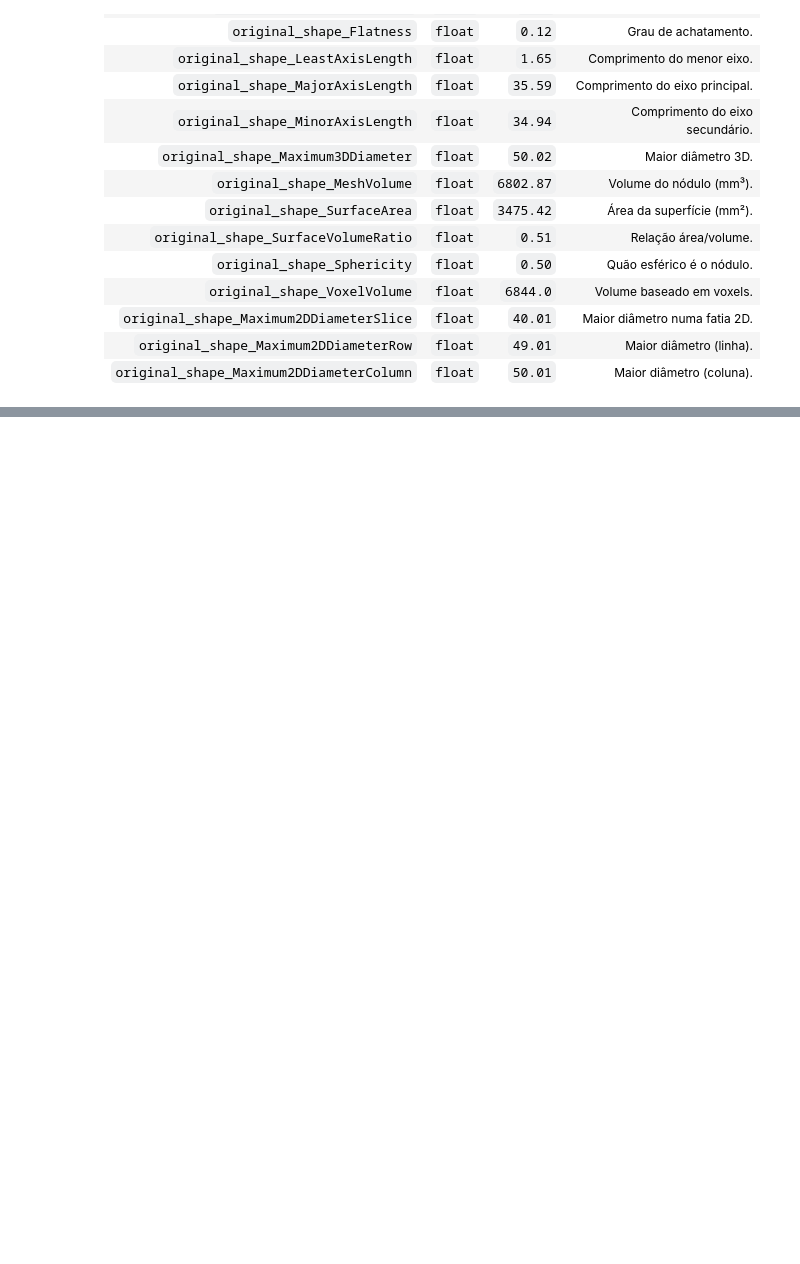
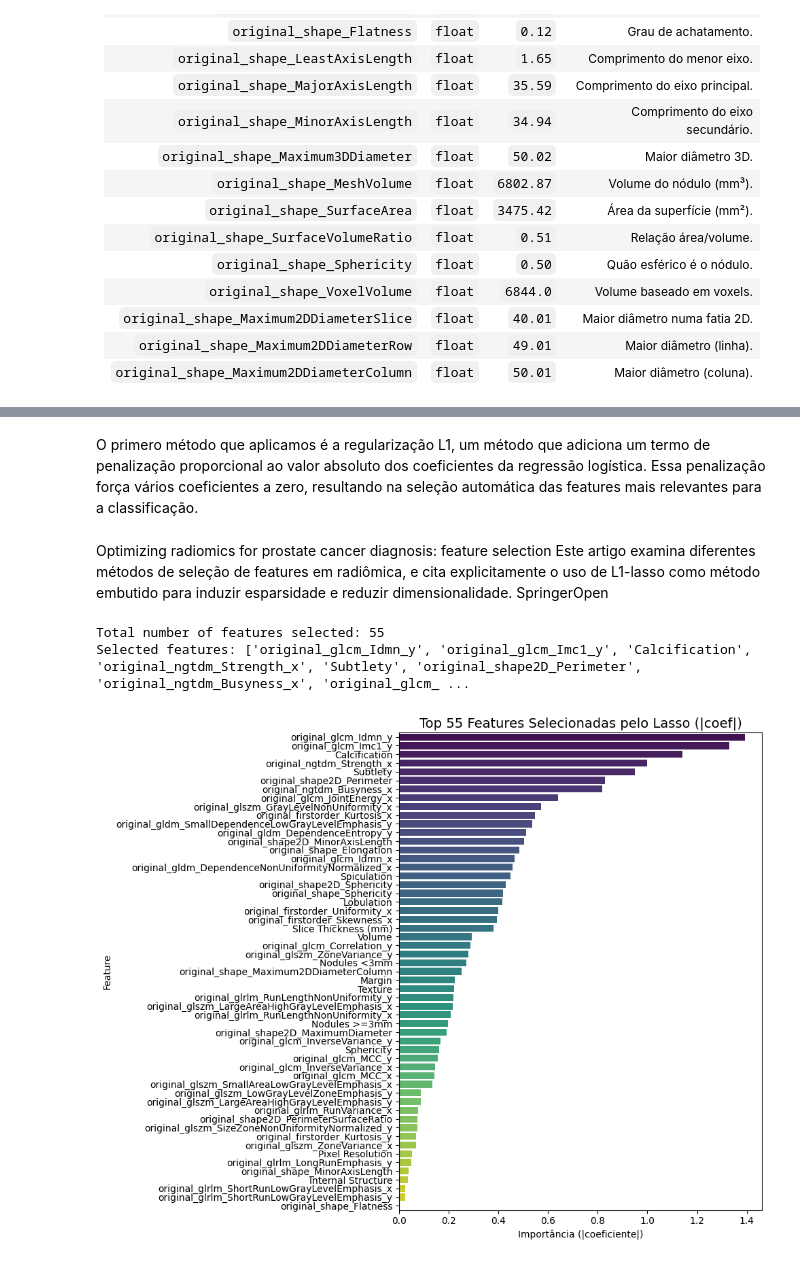
Before and after one commit to francisca005/Lung-Cancer-Classification, a Jupyter notebook: notebook.ipynb, the cells around one changed output, grey strips where cells are left out. Drawn from its saved outputs; the diff is of its cells as text; code cells hidden in the pictures; blank space fills up the shorter version.

Commit message:
Adição de feature selection dos métodos filters e embbeded.

```diff
--- a/notebook.ipynb
+++ b/notebook.ipynb
@@ -2018,0 +2030,3 @@ Esta estratégia é suportada por estudos como **Chang et al. (2020)**, que demo
+# %%
+X = df_final.drop(columns=["NoduloID", "Malignancy", "Annotation_ID", "Num Annotations"], errors="ignore")
+y = df_final["Malignancy"].astype(int)
@@ -2018,0 +2035,2 @@ Esta estratégia é suportada por estudos como **Chang et al. (2020)**, que demo
+# %%
+X_train, X_test, y_train, y_test = train_test_split(X, y, test_size=0.2, random_state=42, stratify=y)
@@ -2018,0 +2039,4 @@ Esta estratégia é suportada por estudos como **Chang et al. (2020)**, que demo
+# %%
+scaler = StandardScaler()
+X_train_scaled = scaler.fit_transform(X_train)
+X_test_scaled = scaler.transform(X_test)
@@ -2018,0 +2046,39 @@ Esta estratégia é suportada por estudos como **Chang et al. (2020)**, que demo
+# %% [markdown]
+O primero método que aplicamos é a regularização L1, um método que adiciona um termo de penalização proporcional ao valor absoluto dos coeficientes
+da regressão logística. Essa penalização força vários coeficientes a zero,
+resultando na seleção automática das features mais relevantes para a classificação.
+# %% [markdown]
+Optimizing radiomics for prostate cancer diagnosis: feature selection
+Este artigo examina diferentes métodos de seleção de features em radiômica, e cita explicitamente o uso de L1-lasso como método embutido para induzir esparsidade e reduzir dimensionalidade.
+SpringerOpen
+# %%
+lasso = LogisticRegression(
+    penalty="l1", solver="liblinear", random_state=42, max_iter=5000
+)
+lasso.fit(X_train_scaled, y_train)
+
+# Coeficientes ordenados por importância
+importance = pd.Series(np.abs(lasso.coef_[0]), index=X.columns)
+
+# Selecionar apenas as features com coeficiente diferente de zero
+selected_features_L1 = importance[importance > 0].sort_values(ascending=False)
+
+print(f"Total number of features selected: {len(selected_features_L1)}")
+print(f"Selected features: {selected_features_L1.index.tolist()}")
+# %% [output]
+Total number of features selected: 55
+Selected features: ['original_glcm_Idmn_y', 'original_glcm_Imc1_y', 'Calcification', 'original_ngtdm_Strength_x', 'Subtlety', 'original_shape2D_Perimeter', 'original_ngtdm_Busyness_x', 'original_glcm_ ...
+# %%
+plt.figure(figsize=(10, 8))
+sns.barplot(
+    x=selected_features_L1.head(55).values,
+    y=selected_features_L1.head(55).index,
+    palette="viridis"
+)
+plt.title("Top 55 Features Selecionadas pelo Lasso (|coef|)", fontsize=14)
+plt.xlabel("Importância (|coeficiente|)")
+plt.ylabel("Feature")
+plt.tight_layout()
+plt.show()
+# %% [output]
+[figure, added]
```
Also changed, not shown: parts of 15 cells of this notebook.
